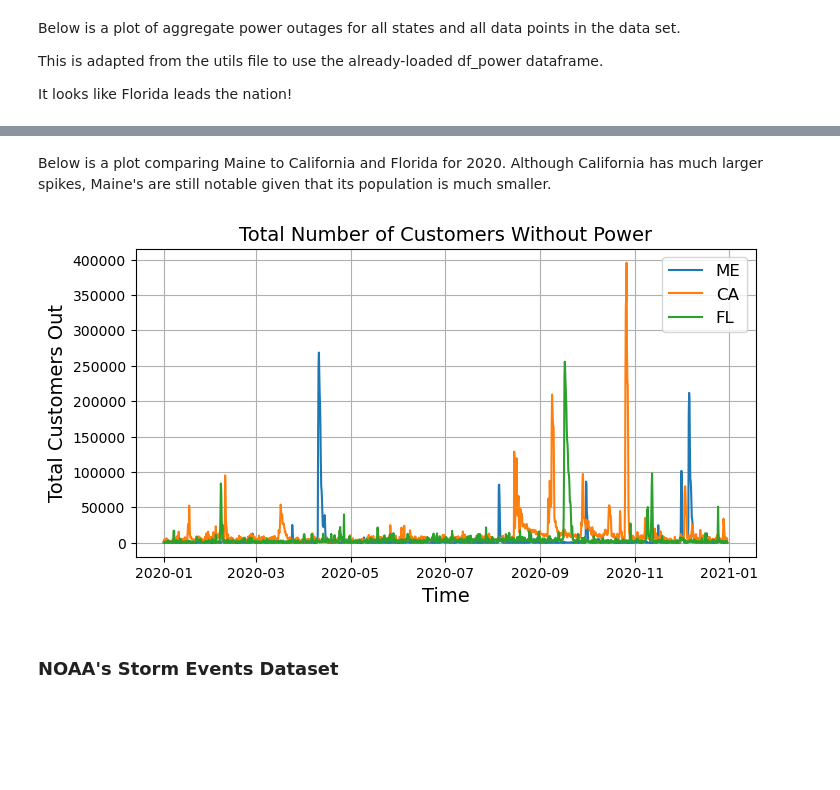
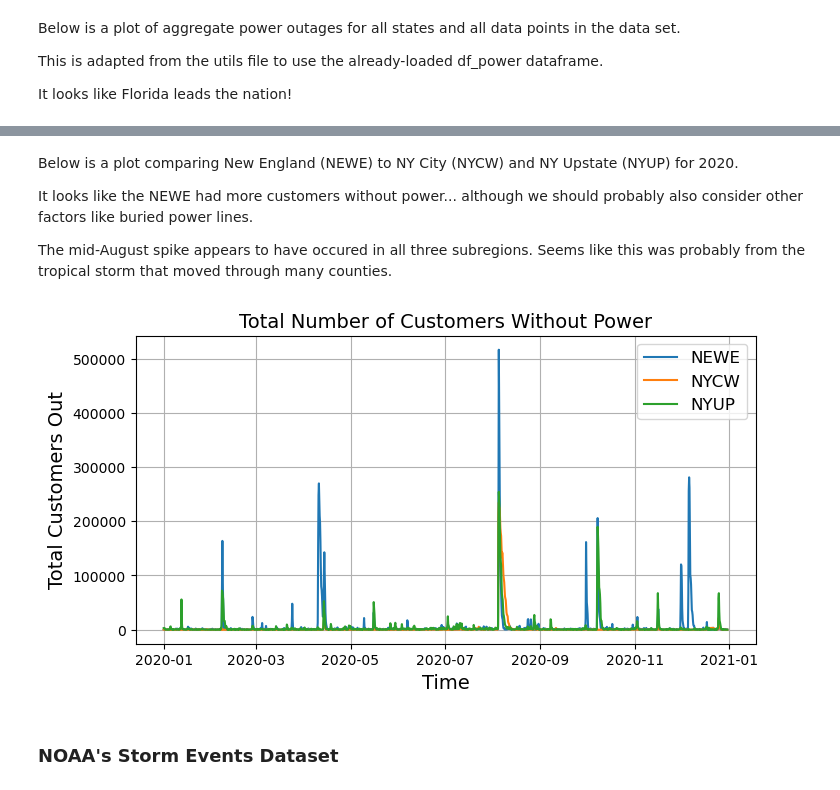
Before and after one commit to aarondweinberg/predictingpoweroutages, a Jupyter notebook: Aaron/EDA_AW.ipynb, the cells around one changed output, grey strips where cells are left out. Saved outputs shown, nothing was run; the diff lists cells and outputs as text; code cells hidden in the pictures; blank space fills up the shorter version.

```diff
--- a/Aaron/EDA_AW.ipynb
+++ b/Aaron/EDA_AW.ipynb
@@ -184,7 +177,9 @@ plt.show()
 # %%
 years = ['2019', '2020', '2021']
-STUSPS = 'ME'
 
+#Identify the subregion and create a list of states in that subregion
+Subregion = 'NEWE'
+states_in_subregion = df_power[df_power['Subregion'] == Subregion]['STUSPS'].unique()
 
 plt.figure(figsize=(8, 4))
 df_power.dropna(subset=['customers_out'], inplace=True)
@@ -192,19 +187,19 @@ df_power.dropna(subset=['customers_out'], inplace=True)
 # Loop through each year and plot the data
 for year in years:
 
-    # Filter df_power for the year and state
-    df_state = df_power[(df_power['YEAR'] == int(year)) & (df_power['STATE'] == STUSPS)].copy()
+    # Filter df_power for the year and subregion
+    df_subregion = df_power[(df_power['YEAR'] == int(year)) & (df_power['Subregion'] == Subregion)].copy()
 
     # Remove the year from 'run_start_time' to stack plots on top of each other
-    df_state['datetime'] = df_state['datetime'].apply(lambda x: x.replace(year=2000))
+    df_subregion['datetime'] = df_subregion['datetime'].apply(lambda x: x.replace(year=2000))
 
     # Group by 'run_start_time' and sum the 'customers_out' for each timestamp
-    df_state_grouped = df_state.groupby('datetime')['customers_out'].sum().reset_index()
+    df_subregion_grouped = df_subregion.groupby('datetime')['customers_out'].sum().reset_index()
 
     # Plot the time history of total customers out
-    plt.plot(df_state_grouped['datetime'], df_state_grouped['customers_out'], linestyle='-', label=year)
+    plt.plot(df_subregion_grouped['datetime'], df_subregion_grouped['customers_out'], linestyle='-', label=year)
 
-plt.title(f'Total Number of Customers Without Power in {STUSPS}', fontsize=14)
+plt.title(f'Total Number of Customers Without Power in {Subregion}', fontsize=14)
 plt.xlabel('Time', fontsize=14)
 plt.ylabel('Total Customers Out', fontsize=14)
 plt.grid(True)
@@ -226,40 +270,44 @@ array(['AL', 'AZ', 'AR', 'CA', 'CO', 'CT', 'DE', 'DC', 'FL', 'GA', 'ID',
 # %% [markdown]
-Below is a plot comparing Maine to California and Florida for 2020. Although California has much larger spikes, Maine's are still notable given that its population is much smaller.
+Below is a plot comparing New England (NEWE) to NY City (NYCW) and NY Upstate (NYUP) for 2020.
+
+It looks like the NEWE had more customers without power... although we should probably also consider other factors like buried power lines.
+
+The mid-August spike appears to have occured in all three subregions. Seems like this was probably from the tropical storm that moved through many counties.
 # %%
 #Set the beginning and end of the time interval
 begin ='2020-01-01 00:00:00'
 end='2020-12-31 00:00:00'
-states = ['ME', 'CA', 'FL']
+subregions = ['NEWE', 'NYCW', 'NYUP']
 
 #Convert begin and end to datetime object
 start_time = datetime.strptime(begin, '%Y-%m-%d %H:%M:%S')
 end_time = datetime.strptime(end, '%Y-%m-%d %H:%M:%S')
 
 
 #df_power['datetime'] = pd.to_datetime(df_power['datetime'])
 #df_power.dropna(subset=['customers_out'],inplace=True)
 
 plt.figure(figsize=(8, 4))
 
-# Loop through each state and plot the data
-for state in states:
+# Loop through each subregion and plot the data
+for subregion in subregions:
     # Restrict df_power to times between start_time and end_time
-    df_state = df_power[(df_power['datetime'] >= start_time) & (df_power['datetime'] <= end_time) & (df_power['STATE'] == state)]
+    df_subregion = df_power[(df_power['datetime'] >= start_time) & (df_power['datetime'] <= end_time) & (df_power['Subregion'] == subregion)]
 
     # Group by 'run_start_time' and sum the 'customers_out' for each timestamp
-    df_state_grouped = df_state.groupby('datetime')['customers_out'].sum().reset_index()
+    df_subregion_grouped = df_subregion.groupby('datetime')['customers_out'].sum().reset_index()
 
     # Plot the time history of total customers out
-    plt.plot(df_state_grouped['datetime'], df_state_grouped['customers_out'], linestyle='-', label=state)
+    plt.plot(df_subregion_grouped['datetime'], df_subregion_grouped['customers_out'], linestyle='-', label=subregion)
 
 plt.title('Total Number of Customers Without Power', fontsize=14)
 plt.xlabel('Time', fontsize=14)
 plt.ylabel('Total Customers Out', fontsize=14)
 plt.grid(True)
 plt.legend(fontsize=12)  # Add legend with specified font size
 plt.show()
 # %% [output]
-[figure, old version]
+[figure, new version]
 # %% [markdown]
 ### NOAA's Storm Events Dataset
 # %% [markdown]
```
Also changed, not shown: parts of 15 cells of this notebook, 2 other files.
